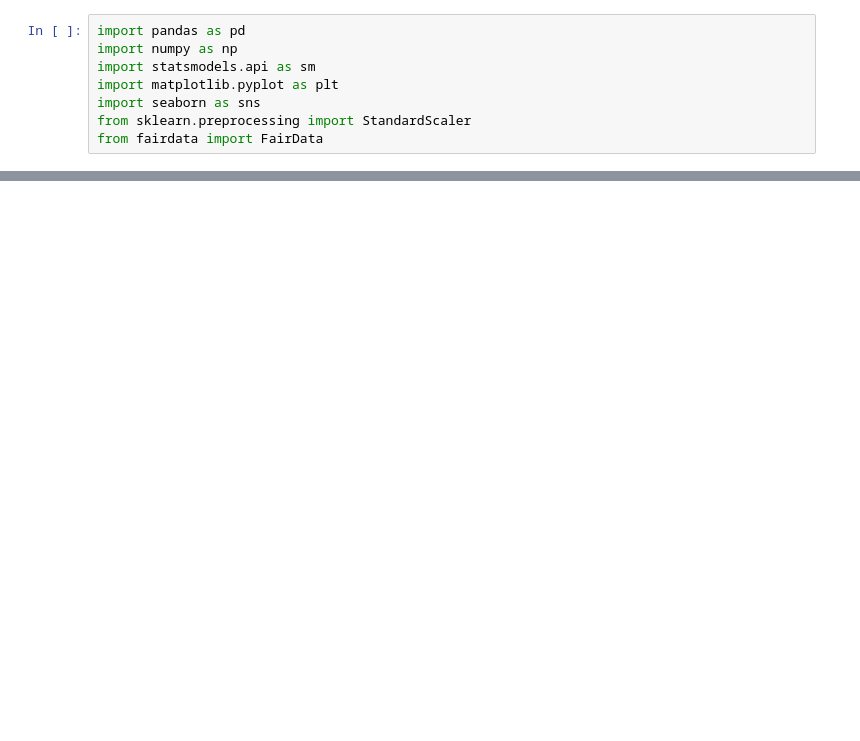
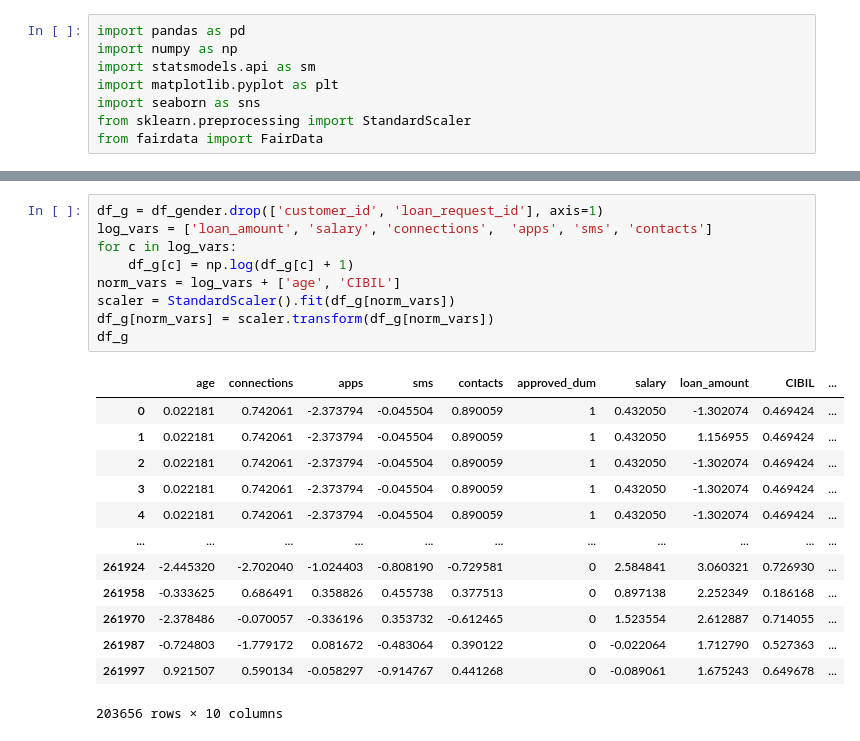
Before and after one commit to ideechy/Fairness-Learning, a Jupyter notebook: real-data.ipynb, the cells around one changed output, grey strips where cells are left out. Cells and saved outputs as stored; diff of their text form; blank space fills up the shorter version.

```diff
--- a/real-data.ipynb
+++ b/real-data.ipynb
@@ -286,0 +149,23 @@ plt.show()
+# %%
+df_g = df_gender.drop(['customer_id', 'loan_request_id'], axis=1)
+log_vars = ['loan_amount', 'salary', 'connections',  'apps', 'sms', 'contacts']
+for c in log_vars:
+    df_g[c] = np.log(df_g[c] + 1)
+norm_vars = log_vars + ['age', 'CIBIL']
+scaler = StandardScaler().fit(df_g[norm_vars])
+df_g[norm_vars] = scaler.transform(df_g[norm_vars])
+df_g
+# %% [output]
+|  | age | connections | apps | sms | contacts | approved_dum | salary | loan_amount | CIBIL | ... |
+| 0 | 0.022181 | 0.742061 | -2.373794 | -0.045504 | 0.890059 | 1 | 0.432050 | -1.302074 | 0.469424 | ... |
+| 1 | 0.022181 | 0.742061 | -2.373794 | -0.045504 | 0.890059 | 1 | 0.432050 | 1.156955 | 0.469424 | ... |
+| 2 | 0.022181 | 0.742061 | -2.373794 | -0.045504 | 0.890059 | 1 | 0.432050 | -1.302074 | 0.469424 | ... |
+| 3 | 0.022181 | 0.742061 | -2.373794 | -0.045504 | 0.890059 | 1 | 0.432050 | -1.302074 | 0.469424 | ... |
+| 4 | 0.022181 | 0.742061 | -2.373794 | -0.045504 | 0.890059 | 1 | 0.432050 | -1.302074 | 0.469424 | ... |
+| ... | ... | ... | ... | ... | ... | ... | ... | ... | ... | ... |
+| 261924 | -2.445320 | -2.702040 | -1.024403 | -0.808190 | -0.729581 | 0 | 2.584841 | 3.060321 | 0.726930 | ... |
+| 261958 | -0.333625 | 0.686491 | 0.358826 | 0.455738 | 0.377513 | 0 | 0.897138 | 2.252349 | 0.186168 | ... |
+| 261970 | -2.378486 | -0.070057 | -0.336196 | 0.353732 | -0.612465 | 0 | 1.523554 | 2.612887 | 0.714055 | ... |
+| 261987 | -0.724803 | -1.779172 | 0.081672 | -0.483064 | 0.390122 | 0 | -0.022064 | 1.712790 | 0.527363 | ... |
+| 261997 | 0.921507 | 0.590134 | -0.058297 | -0.914767 | 0.441268 | 0 | -0.089061 | 1.675243 | 0.649678 | ... |
+203656 rows × 10 columns
```
Also changed, not shown: parts of 51 cells of this notebook, 4 other files.
